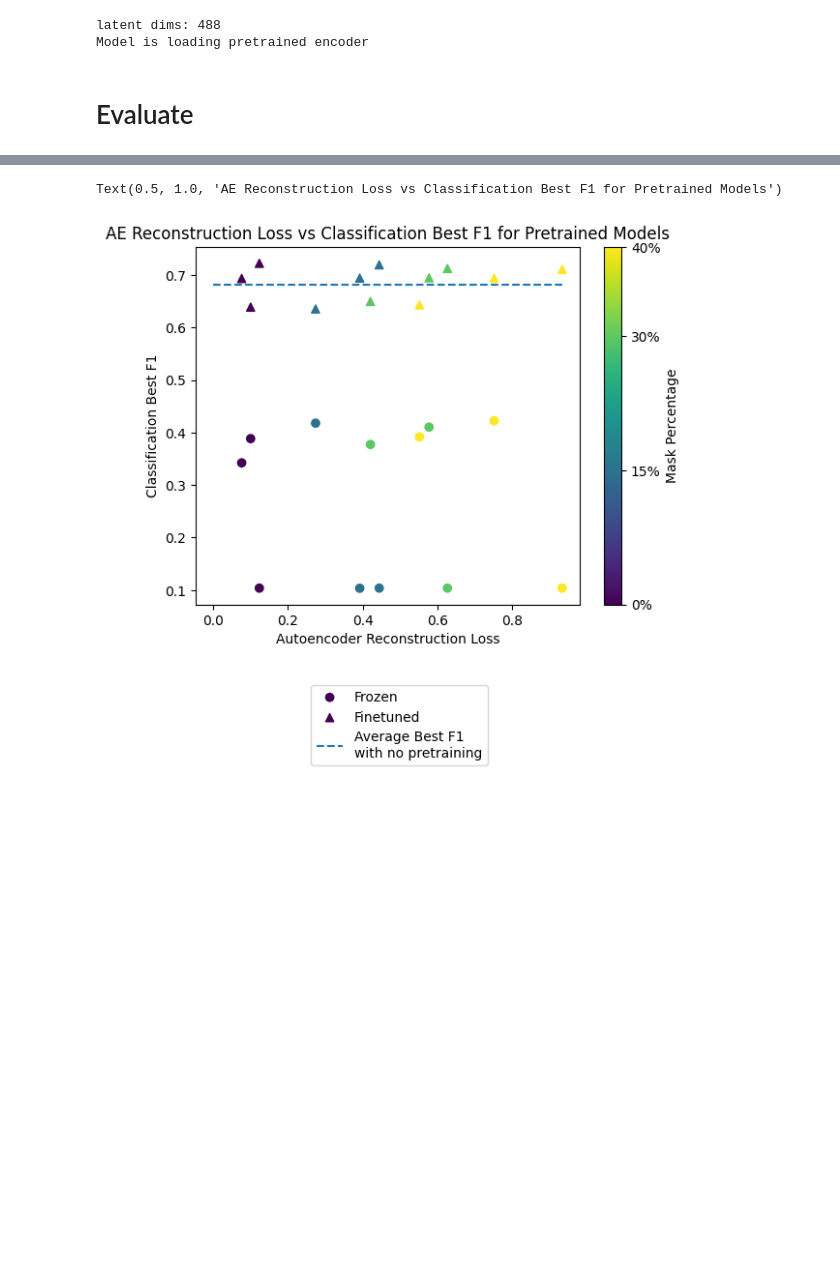
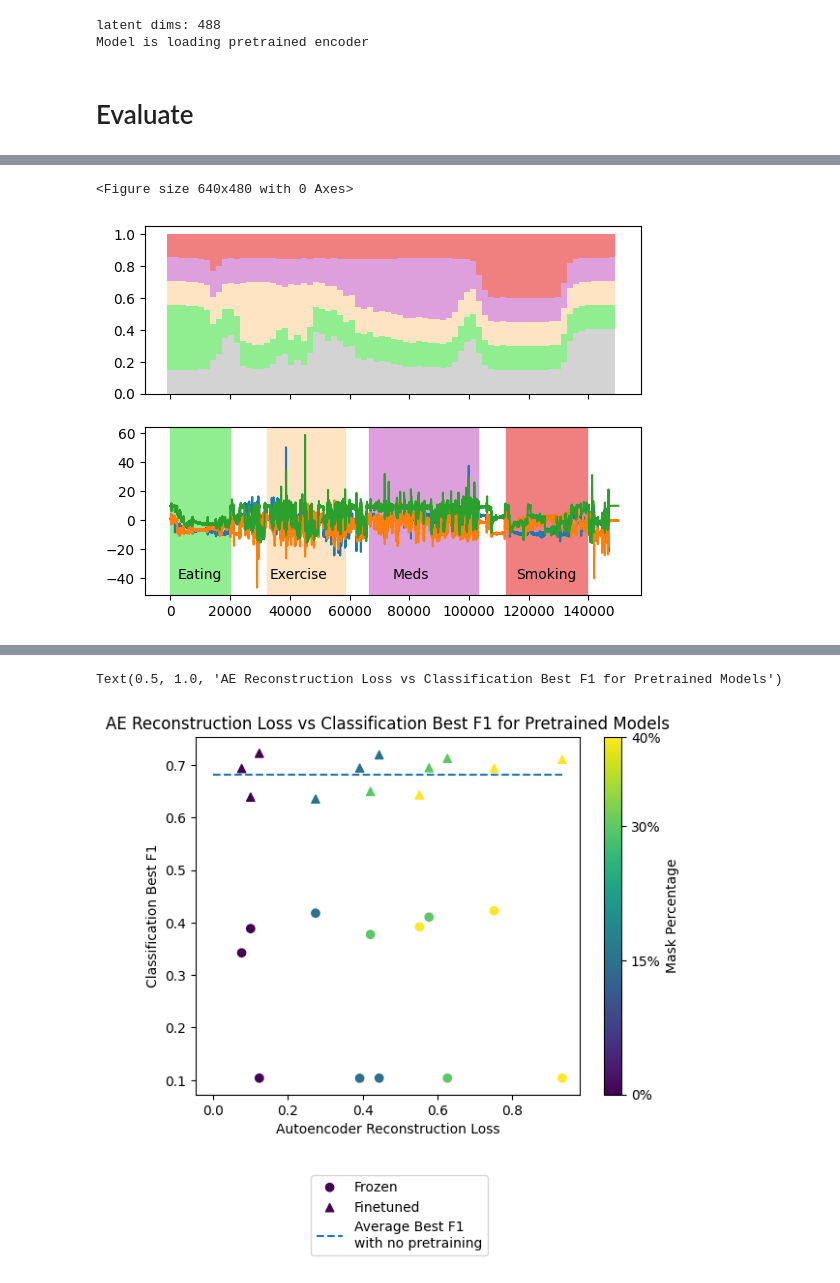
Before and after one commit to Musa-Azeem/eating-detection, a Jupyter notebook: encoderclassifier.ipynb, the cells around one changed output, grey strips where cells are left out. Cells and saved outputs as stored; diff of their text form; code cells hidden in the pictures; blank space fills up the shorter version.

```diff
--- a/encoderclassifier.ipynb
+++ b/encoderclassifier.ipynb
@@ -106,0 +243,45 @@ import matplotlib.pyplot as plt
+# %%
+X,y = read_nursing(validation_ids[id])
+X,y = X[:150000], y[:150000]
+
+class_map = {
+    'NONE':0,
+    'Eating':1,
+    'Exercise':2,
+    'Meds':3,
+    'Smoking':4,
+}
+class_map = {v:k for k,v in class_map.items()}
+
+fig = plt.figure()
+fig, axes = plt.subplots(2,1,sharex=True)
+axes[1].plot(X[:,0])
+axes[1].plot(X[:,1])
+axes[1].plot(X[:,2])
+# axes[1].plot(y)
+colors = ['lightgrey', 'lightgreen', 'bisque', 'plum', 'lightcoral']
+
+for i in range(1,5):
+    idxs = np.where(y == i)[0]
+    axes[1].axvspan(idxs[0], idxs[-1], color=colors[i], label=f'Value {class_map[i]}')
+    axes[1].text(idxs[0]+len(idxs)//2, -40, f'{class_map[i]}', horizontalalignment='center', fontsize=10)
+
+confs = torch.softmax(metrics[0]['conf'], dim=1).numpy()[:150000 // 2001]
+confs.shape
+bottom = np.zeros(len(confs))
+bar_width = len(X) / len(confs)
+for i in range(confs.shape[1]):
+    axes[0].bar(
+        np.arange(len(confs))*bar_width,
+        confs[:,i],
+        width=bar_width,
+        bottom=bottom,
+        label=f'{class_map[i]}',
+        color=colors[i]
+    )
+    bottom += confs[:,i]
+
+plt.savefig('eval.svg')
+# %% [output]
+<Figure size 640x480 with 0 Axes>
+[figure, added]
```
Also changed, not shown: parts of 17 cells of this notebook, 8 other files.
